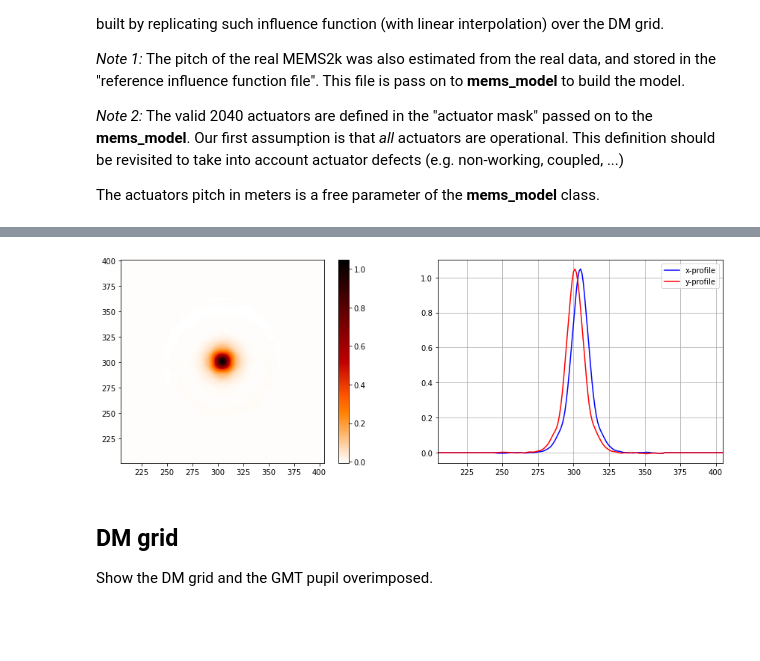
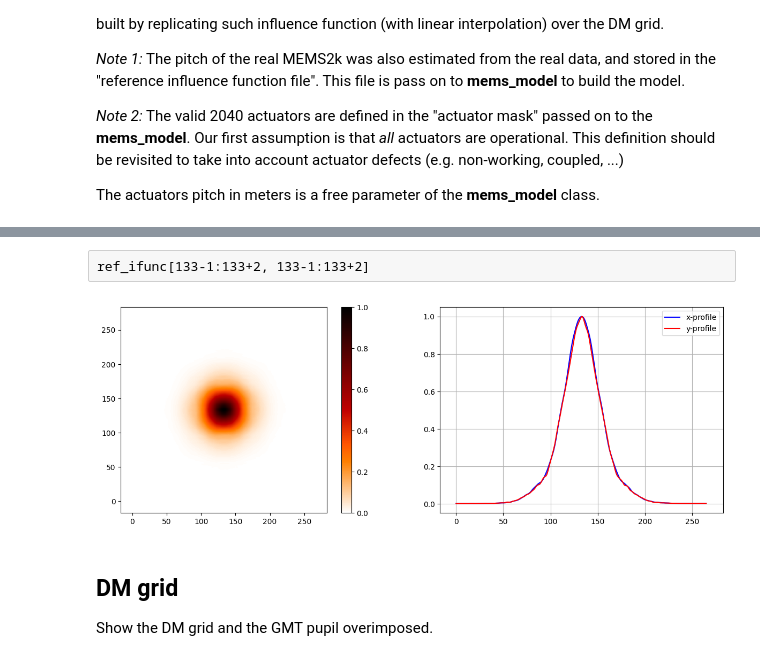
Before and after one commit to fquiros/CEO, a Jupyter notebook: python/ceo/gaps/mems_model_demo.ipynb, the cells around one changed output, grey strips where cells are left out. Cells and saved outputs as stored; diff of their text form; code cells hidden in the pictures; blank space fills up the shorter version.

Commit message:
MEMS model updated with influence functions measured at Precursor Lab by A. Bertrou-Cantou.

```diff
--- a/python/ceo/gaps/mems_model_demo.ipynb
+++ b/python/ceo/gaps/mems_model_demo.ipynb
@@ -44,0 +41,8 @@ mems2k = mems_model(ref_ifunc_fname, act_mask_fname, act_pitch_m=act_pitch_m, gr
+# %%
+#-- Data files containing Influence Function and actuator mask.
+#-- Data acquired in Precursor Lab by A. Bertrou-Cantou (Sep 2025).
+ref_ifunc_fname = './data/mems2k/GAPS_MEMS2k_ReferenceIF_20250902.npz'
+act_mask_fname = './data/mems2k/BMC_2k_act_mask.npz'
+#bad_acts_idx = [7, 384, 1664, 1737, 288, 289]  # previous information (2017)
+bad_acts_idx = [359, 383]
+hump =  [647, 648, 696, 697]
@@ -45,25 +57,27 @@ mems2k = mems_model(ref_ifunc_fname, act_mask_fname, act_pitch_m=act_pitch_m, gr
+# %% [raw]
+ref_ifunc[133-1:133+2, 133-1:133+2]
 # %%
 #-- Show reference influence function
 ref_ifunc    = mems2k._mems_model__ref_ifunc
 ref_ifunc_sz = mems2k._mems_model__ref_ifunc.shape
 ref_ifunc_maxloc = mems2k._mems_model__ref_ifunc_row_center, mems2k._mems_model__ref_ifunc_col_center
 
 fig, (ax1, ax2) = plt.subplots(ncols=2)
 fig.set_size_inches((15,5))
 im1 = ax1.imshow(ref_ifunc, cmap='gist_heat_r', origin='lower')
 clb1 = fig.colorbar(im1, ax=ax1)
-ax1.set_xlim([ref_ifunc_maxloc[1]-100, ref_ifunc_maxloc[1]+100]);
-ax1.set_ylim([ref_ifunc_maxloc[0]-100, ref_ifunc_maxloc[0]+100]);
+ax1.set_xlim([ref_ifunc_maxloc[1]-150, ref_ifunc_maxloc[1]+150]);
+ax1.set_ylim([ref_ifunc_maxloc[0]-150, ref_ifunc_maxloc[0]+150]);
 
 ax2.plot(ref_ifunc[round(ref_ifunc_maxloc[0]),:], color='b',label='x-profile')
 ax2.plot(ref_ifunc[:,round(ref_ifunc_maxloc[1])], color='r',label='y-profile')
 
 ax2.grid()
 ax2.legend()
-ax2.set_xlim([ref_ifunc_maxloc[1]-100, ref_ifunc_maxloc[1]+100]);
+ax2.set_xlim([ref_ifunc_maxloc[1]-150, ref_ifunc_maxloc[1]+150]);
 #ax2.set_ylim([-0.006,0.1])
 # %% [output]
-[figure, old version]
+[figure, new version]
 # %% [markdown]
 ## DM grid
 Show the DM grid and the GMT pupil overimposed.
```
Also changed, not shown: parts of 8 cells of this notebook, 1 other file.
